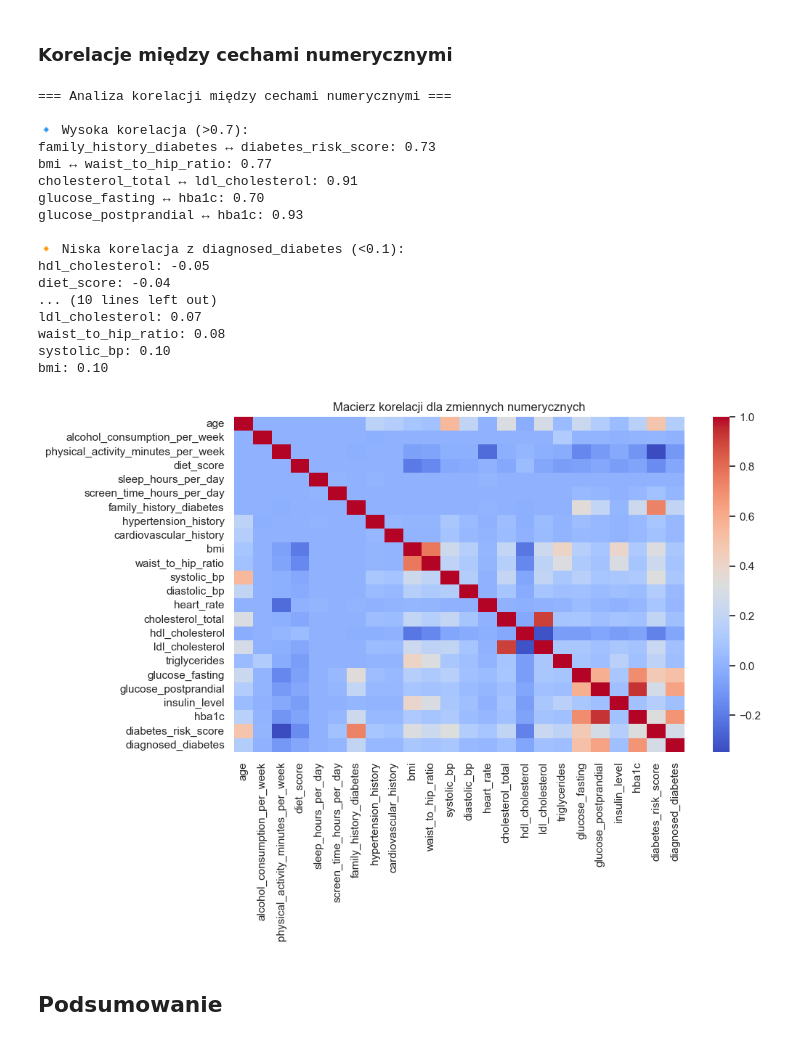
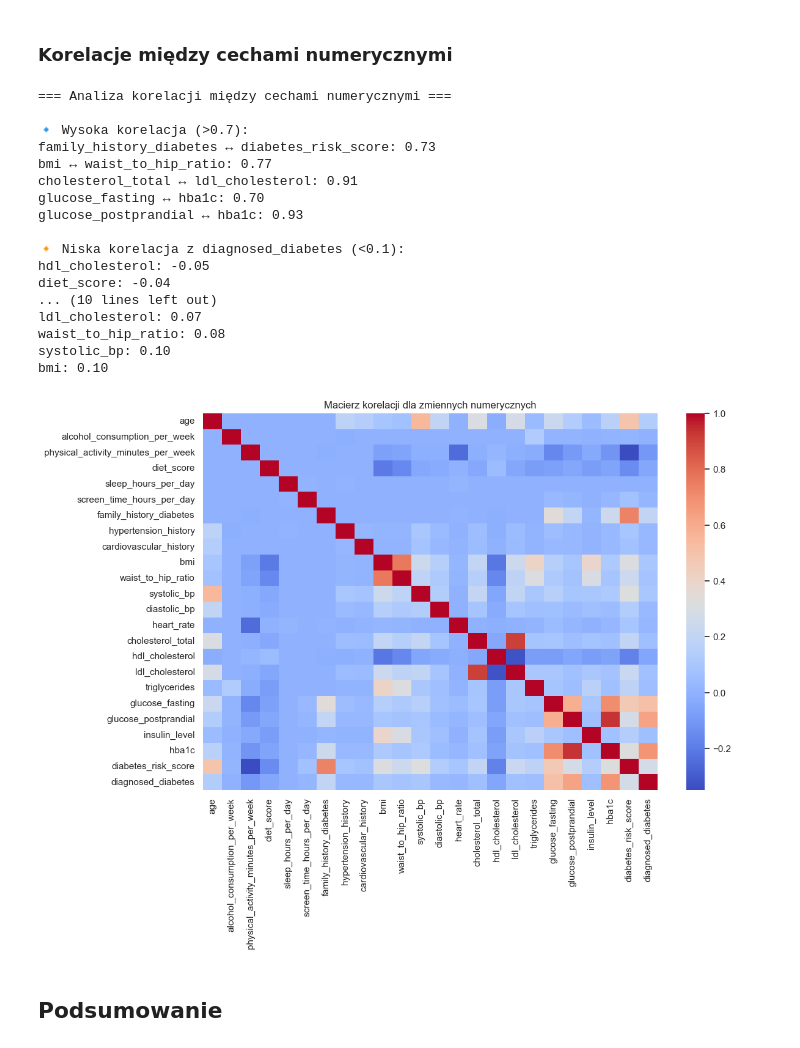
Before and after one commit to VladRost/suml_15_grupa5, a Jupyter notebook: 01_eda.ipynb, the cells around one changed output. Saved outputs shown, nothing was run; the diff lists cells and outputs as text; code cells hidden in the pictures.

```diff
--- a/01_eda.ipynb
+++ b/01_eda.ipynb
@@ -246,48 +246,53 @@ plot_categorical_distributions(df, cat_cols, 3, 3, "Histogramy cech kategoryczny
 ### Korelacje między cechami numerycznymi
 # %%
 print("=== Analiza korelacji między cechami numerycznymi ===")
-num_cols = df.select_dtypes(include=["float64", "int64"]).columns.tolist()
-corr = df[num_cols].corr()
-high_corr = []
-for i in range(len(corr.columns)):
-    for j in range(i+1, len(corr.columns)):
-        if abs(corr.iloc[i, j]) > 0.7:
-            high_corr.append((corr.columns[i], corr.columns[j], corr.iloc[i, j]))
 
-print("\n🔹 Wysoka korelacja (>0.7):")
-for col1, col2, corr_value in high_corr:
-    print(f"{col1} ↔ {col2}: {corr_value:.2f}")
+def displayCorrMatrix(df):
 
-low_corr = corr[target].drop(target)
-low_corr = low_corr[low_corr.abs() < 0.1].sort_values()
+    num_cols = df.select_dtypes(include=["float64", "int64"]).columns.tolist()
+    corr = df[num_cols].corr()
+    high_corr = []
+    for i in range(len(corr.columns)):
+        for j in range(i+1, len(corr.columns)):
+            if abs(corr.iloc[i, j]) > 0.7:
+                high_corr.append((corr.columns[i], corr.columns[j], corr.iloc[i, j]))
 
-print("\n🔸 Niska korelacja z diagnosed_diabetes (<0.1):")
-for col, corr_value in low_corr.items():
-    print(f"{col}: {corr_value:.2f}")
+    print("\n🔹 Wysoka korelacja (>0.7):")
+    for col1, col2, corr_value in high_corr:
+        print(f"{col1} ↔ {col2}: {corr_value:.2f}")
 
-plt.figure(figsize=(10, 6))
-sns.heatmap(corr, cmap="coolwarm", annot=False)
-plt.title("Macierz korelacji dla zmiennych numerycznych")
-plt.show()
+    low_corr = corr[target].drop(target)
+    low_corr = low_corr[low_corr.abs() < 0.1].sort_values()
+
+    print("\n🔸 Niska korelacja z diagnosed_diabetes (<0.1):")
+    for col, corr_value in low_corr.items():
+        print(f"{col}: {corr_value:.2f}")
+
+    plt.figure(figsize=(12, 8))
+    sns.heatmap(corr, cmap="coolwarm", annot=False)
+    plt.title("Macierz korelacji dla zmiennych numerycznych")
+    plt.show()
+
+displayCorrMatrix(df)
 # %% [output]
 === Analiza korelacji między cechami numerycznymi ===
 
 🔹 Wysoka korelacja (>0.7):
 family_history_diabetes ↔ diabetes_risk_score: 0.73
 bmi ↔ waist_to_hip_ratio: 0.77
 cholesterol_total ↔ ldl_cholesterol: 0.91
 glucose_fasting ↔ hba1c: 0.70
 glucose_postprandial ↔ hba1c: 0.93
 
 🔸 Niska korelacja z diagnosed_diabetes (<0.1):
 hdl_cholesterol: -0.05
 diet_score: -0.04
 ... (10 lines left out)
 ldl_cholesterol: 0.07
 waist_to_hip_ratio: 0.08
 systolic_bp: 0.10
 bmi: 0.10
-[figure, old version]
+[figure, new version]
 # %% [markdown]
 ## Podsumowanie
 # %% [markdown]
```
Also changed, not shown: parts of 8 cells of this notebook.
